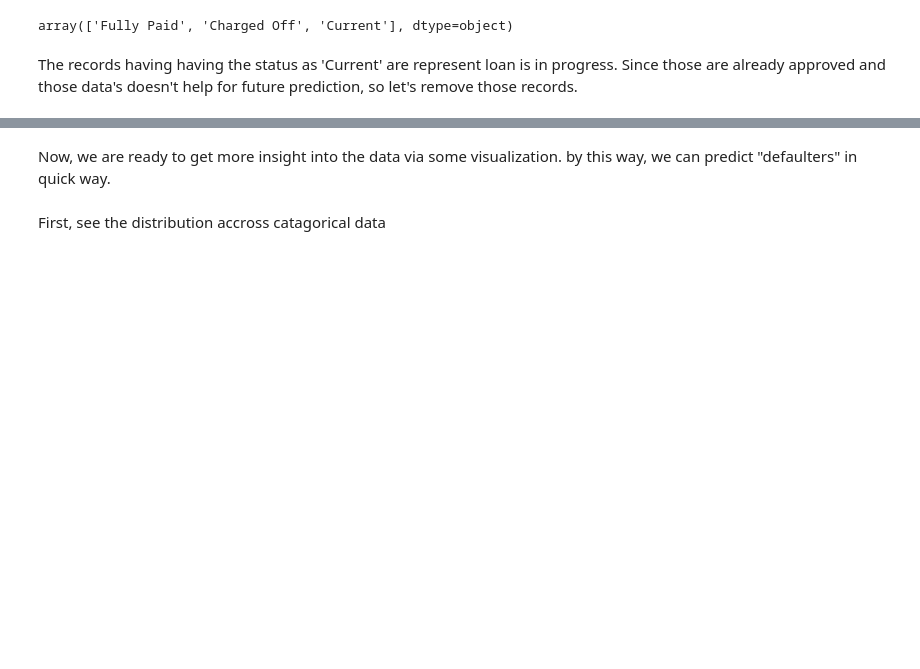
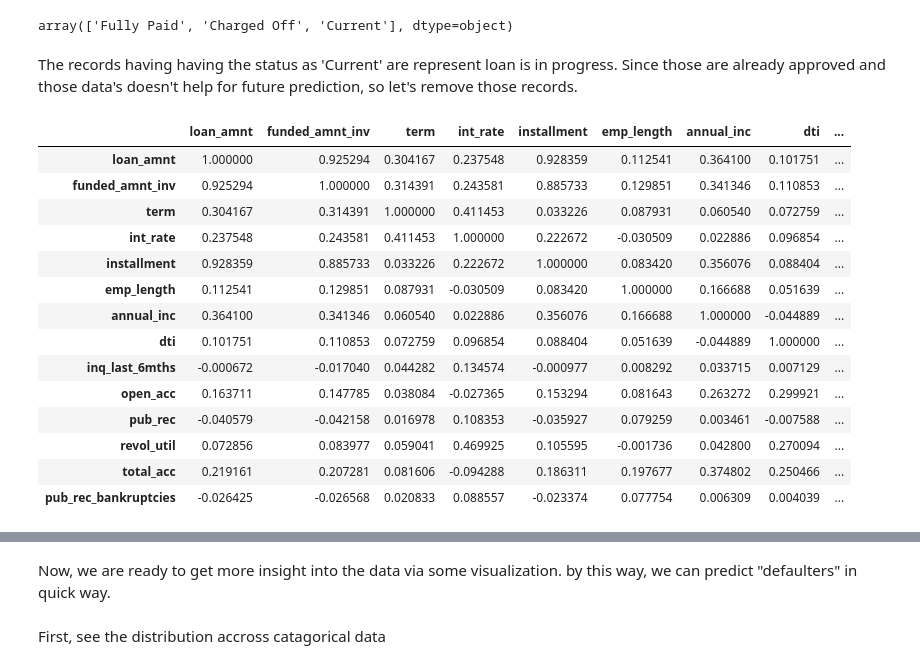
Before and after one commit to ShivakumarRavi/Lending_club_case_study, a Jupyter notebook: lending_club_case_study.ipynb, the cells around one changed output, grey strips where cells are left out. Drawn from its saved outputs; the diff is of its cells as text; code cells hidden in the pictures; blank space fills up the shorter version.

```diff
--- a/lending_club_case_study.ipynb
+++ b/lending_club_case_study.ipynb
@@ -404,3 +392,21 @@ array(['Fully Paid', 'Charged Off', 'Current'], dtype=object)
 The records having having the status as 'Current' are represent loan is in progress. Since those are already approved and those data's doesn't help for future prediction, so let's remove those records.
 # %%
 data = data[data['loan_status'] != 'Current']
+# %%
+data.corr()
+# %% [output]
+|  | loan_amnt | funded_amnt_inv | term | int_rate | installment | emp_length | annual_inc | dti | ... |
+| loan_amnt | 1.000000 | 0.925294 | 0.304167 | 0.237548 | 0.928359 | 0.112541 | 0.364100 | 0.101751 | ... |
+| funded_amnt_inv | 0.925294 | 1.000000 | 0.314391 | 0.243581 | 0.885733 | 0.129851 | 0.341346 | 0.110853 | ... |
+| term | 0.304167 | 0.314391 | 1.000000 | 0.411453 | 0.033226 | 0.087931 | 0.060540 | 0.072759 | ... |
+| int_rate | 0.237548 | 0.243581 | 0.411453 | 1.000000 | 0.222672 | -0.030509 | 0.022886 | 0.096854 | ... |
+| installment | 0.928359 | 0.885733 | 0.033226 | 0.222672 | 1.000000 | 0.083420 | 0.356076 | 0.088404 | ... |
+| emp_length | 0.112541 | 0.129851 | 0.087931 | -0.030509 | 0.083420 | 1.000000 | 0.166688 | 0.051639 | ... |
+| annual_inc | 0.364100 | 0.341346 | 0.060540 | 0.022886 | 0.356076 | 0.166688 | 1.000000 | -0.044889 | ... |
+| dti | 0.101751 | 0.110853 | 0.072759 | 0.096854 | 0.088404 | 0.051639 | -0.044889 | 1.000000 | ... |
+| inq_last_6mths | -0.000672 | -0.017040 | 0.044282 | 0.134574 | -0.000977 | 0.008292 | 0.033715 | 0.007129 | ... |
+| open_acc | 0.163711 | 0.147785 | 0.038084 | -0.027365 | 0.153294 | 0.081643 | 0.263272 | 0.299921 | ... |
+| pub_rec | -0.040579 | -0.042158 | 0.016978 | 0.108353 | -0.035927 | 0.079259 | 0.003461 | -0.007588 | ... |
+| revol_util | 0.072856 | 0.083977 | 0.059041 | 0.469925 | 0.105595 | -0.001736 | 0.042800 | 0.270094 | ... |
+| total_acc | 0.219161 | 0.207281 | 0.081606 | -0.094288 | 0.186311 | 0.197677 | 0.374802 | 0.250466 | ... |
+| pub_rec_bankruptcies | -0.026425 | -0.026568 | 0.020833 | 0.088557 | -0.023374 | 0.077754 | 0.006309 | 0.004039 | ... |
```
Also changed, not shown: parts of 4 cells of this notebook.
